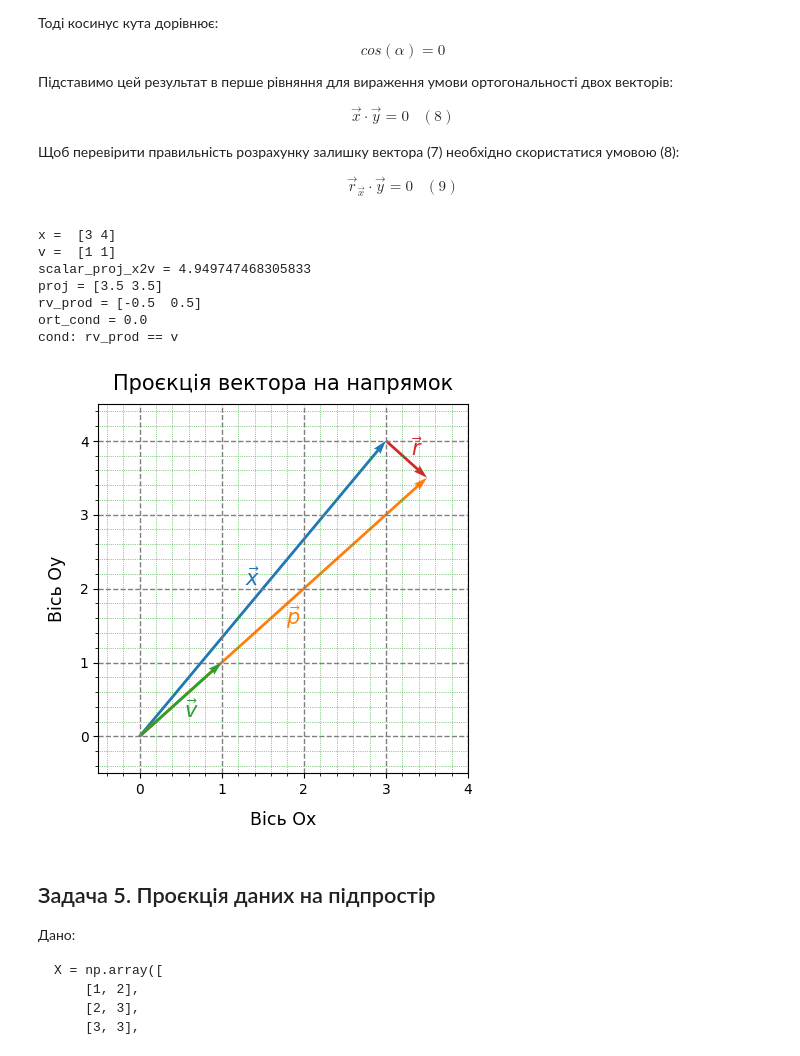
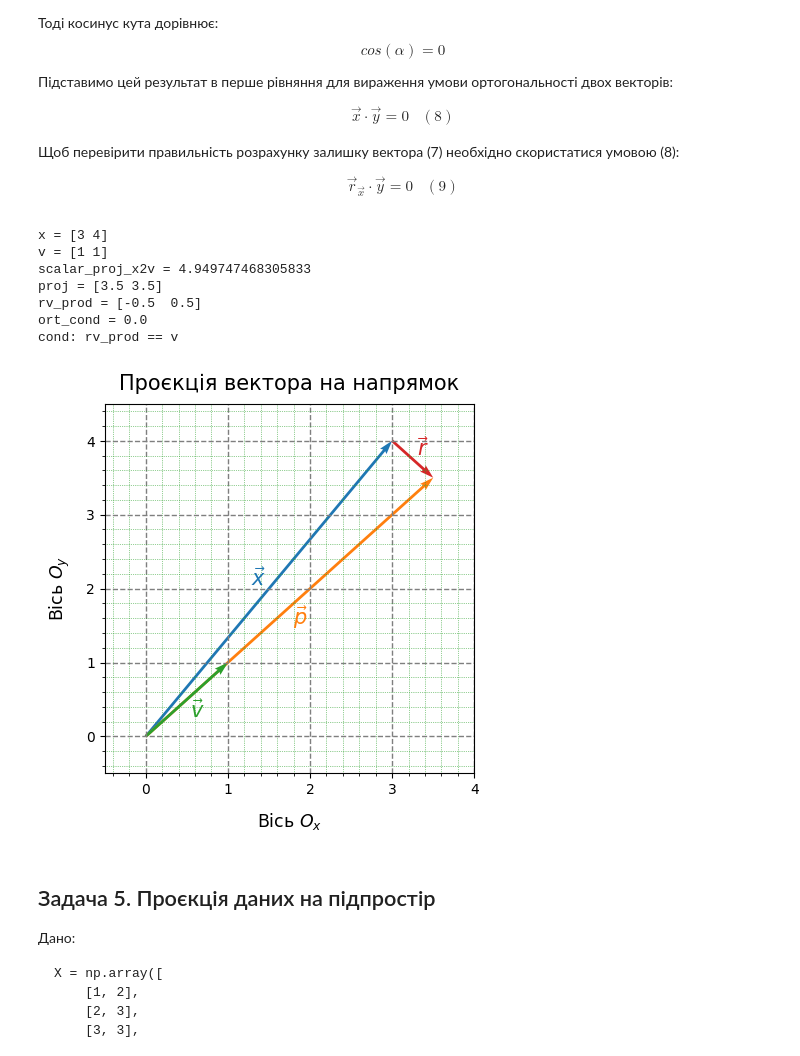
Before and after one commit to BogdanPinchuk/DataScience-PBY_HW4, a Jupyter notebook: Bohdan_Pinchuk_DS_HW4.ipynb, the cells around one changed output. Cells and saved outputs as stored; diff of their text form; code cells hidden in the pictures.

Commit message:
[Homework4] - added sing 3 function draw chart for the 4th task

```diff
--- a/Bohdan_Pinchuk_DS_HW4.ipynb
+++ b/Bohdan_Pinchuk_DS_HW4.ipynb
@@ -456,8 +456,8 @@ ort_cond = rv_prod @ v
 cond = condition_check(ort_cond, 0.0)
 
 # Print results
-print("x = ", x)
-print("v = ", v)
+print("x =", x)
+print("v =", v)
 print("scalar_proj_x2v =", scalar_proj_x2v)
 print("proj =", proj)
 print("rv_prod =", rv_prod)
@@ -531,8 +531,7 @@ def draw_2d_vector(axes: Axes, v_end: np.ndarray, v_name: str, margin: float = 0
     axes.annotate(fr"$\vec{{{v_name}}}$", (x_annot, y_annot), xytext=annot_text_pos, fontsize=15,
                   color=current_color, textcoords='offset points', ha='center', va='center')
 
-
-chart_signature = ('Проєкція вектора на напрямок', 'Вісь Ox', 'Вісь Oy')
+chart_signature = ('Проєкція вектора на напрямок', fr"Вісь $O_{'x'}$", fr"Вісь $O_{'y'}$")
 draw_2d_vector(ax, x, "x", v_label="ul", chart_sign=chart_signature)
 draw_2d_vector(ax, proj, "p", v_label="dr", chart_sign=chart_signature)
 draw_2d_vector(ax, v, "v", v_label="dr", chart_sign=chart_signature)
@@ -545,9 +544,9 @@ v =  [1 1]
 scalar_proj_x2v = 4.949747468305833
 proj = [3.5 3.5]
 rv_prod = [-0.5  0.5]
 ort_cond = 0.0
 cond: rv_prod == v
-[figure, old version]
+[figure, new version]
 # %% [markdown]
 ## Задача 5. Проєкція даних на підпростір
 Дано:
```
